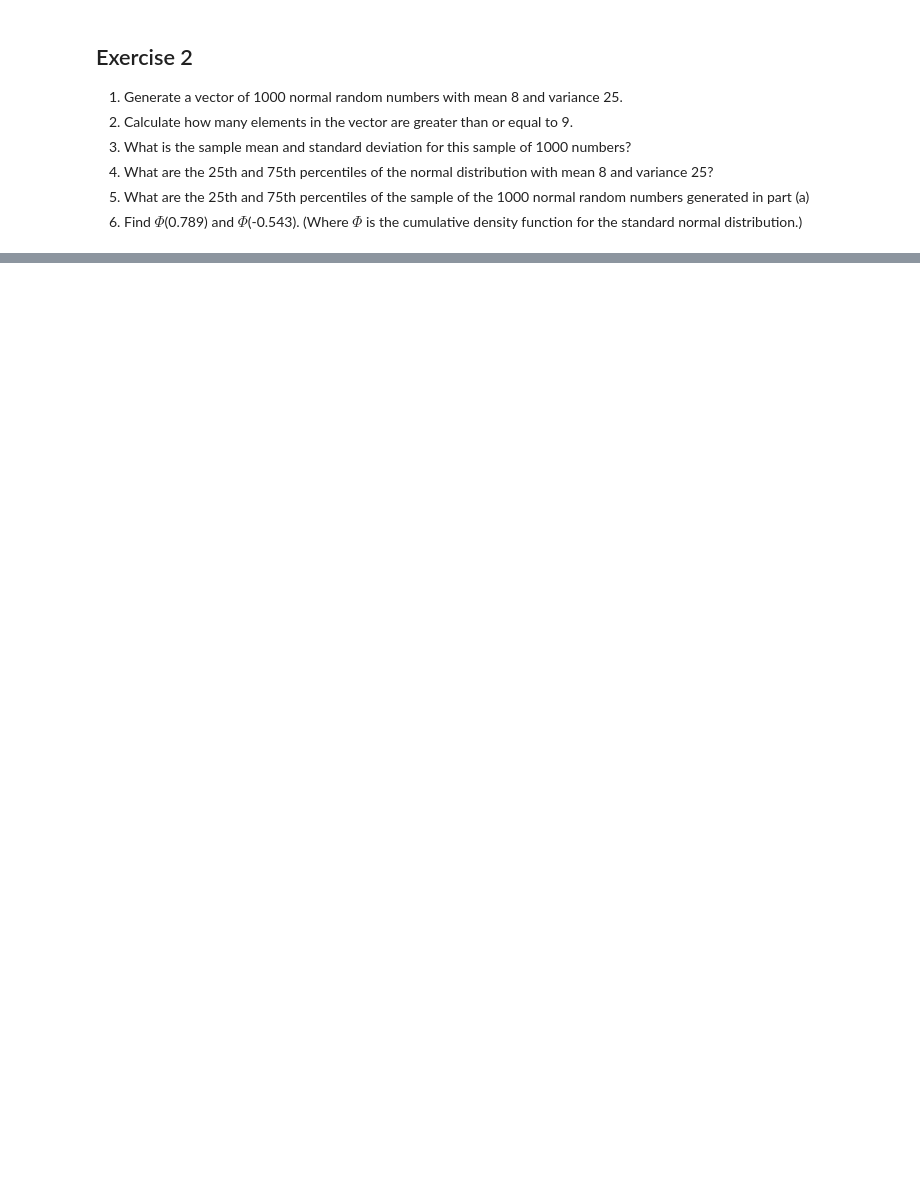
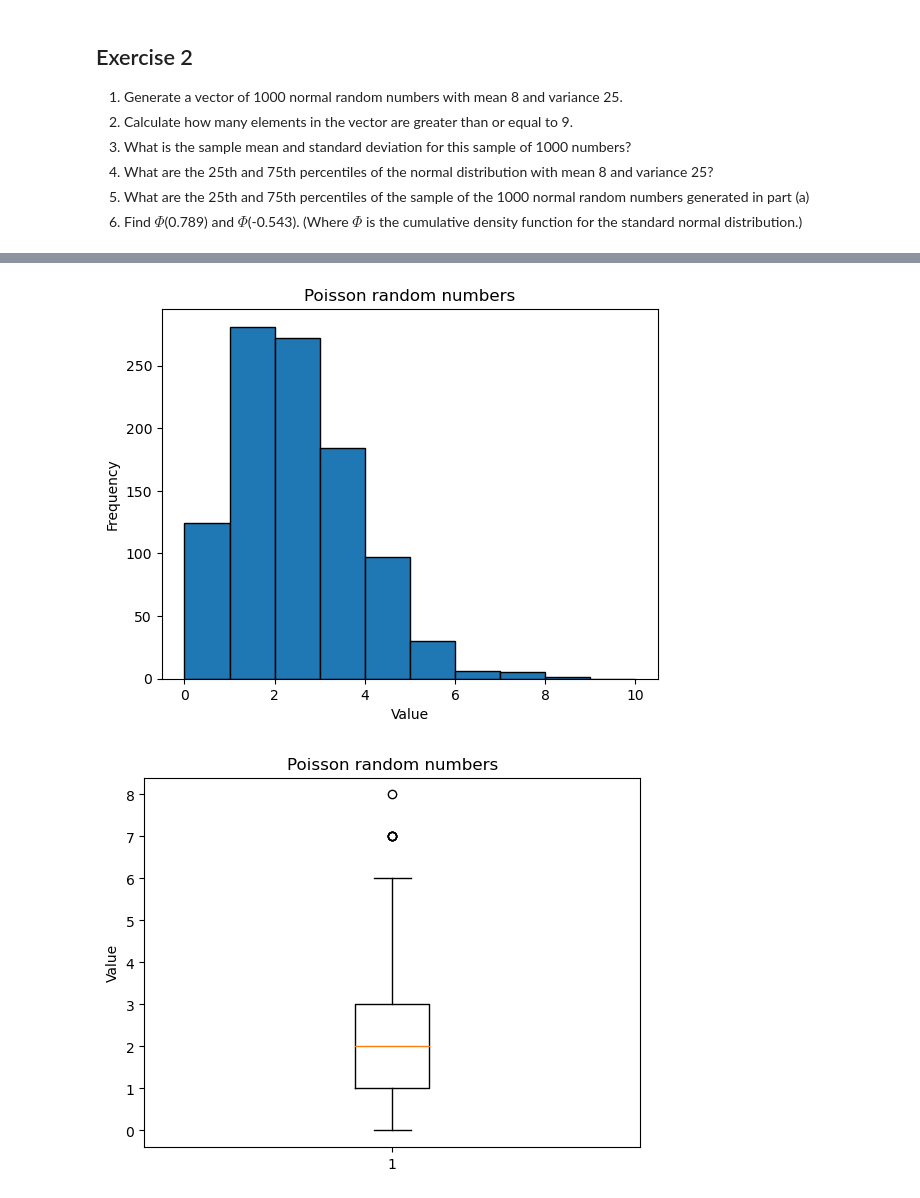
Before and after one commit to marcoswastaken/ocw_15_075_hw, a Jupyter notebook: ch2_hw.ipynb, the cells around one changed output, grey strips where cells are left out. Cells and saved outputs as stored; diff of their text form; code cells hidden in the pictures; blank space fills up the shorter version.

```diff
--- a/ch2_hw.ipynb
+++ b/ch2_hw.ipynb
@@ -56,0 +93,22 @@ std_dev = variance ** 0.5
+# %%
+import numpy as np
+
+## Generate a list of 1000 poisson random numbers with lambda 2
+poisson_numbers = [np.random.poisson(2) for _ in range(1000)]
+
+## Plot a histogram of the poisson numbers
+import matplotlib.pyplot as plt
+plt.hist(poisson_numbers, bins=range(11), edgecolor='black')
+plt.xlabel('Value')
+plt.ylabel('Frequency')
+plt.title('Poisson random numbers')
+plt.show()
+
+## Plot a boxplot of the poisson numbers
+plt.boxplot(poisson_numbers)
+plt.ylabel('Value')
+plt.title('Poisson random numbers')
+plt.show()
+# %% [output]
+[figure, added]
+[figure, added]
```
Also changed, not shown: parts of 13 cells of this notebook, 1 other file.
